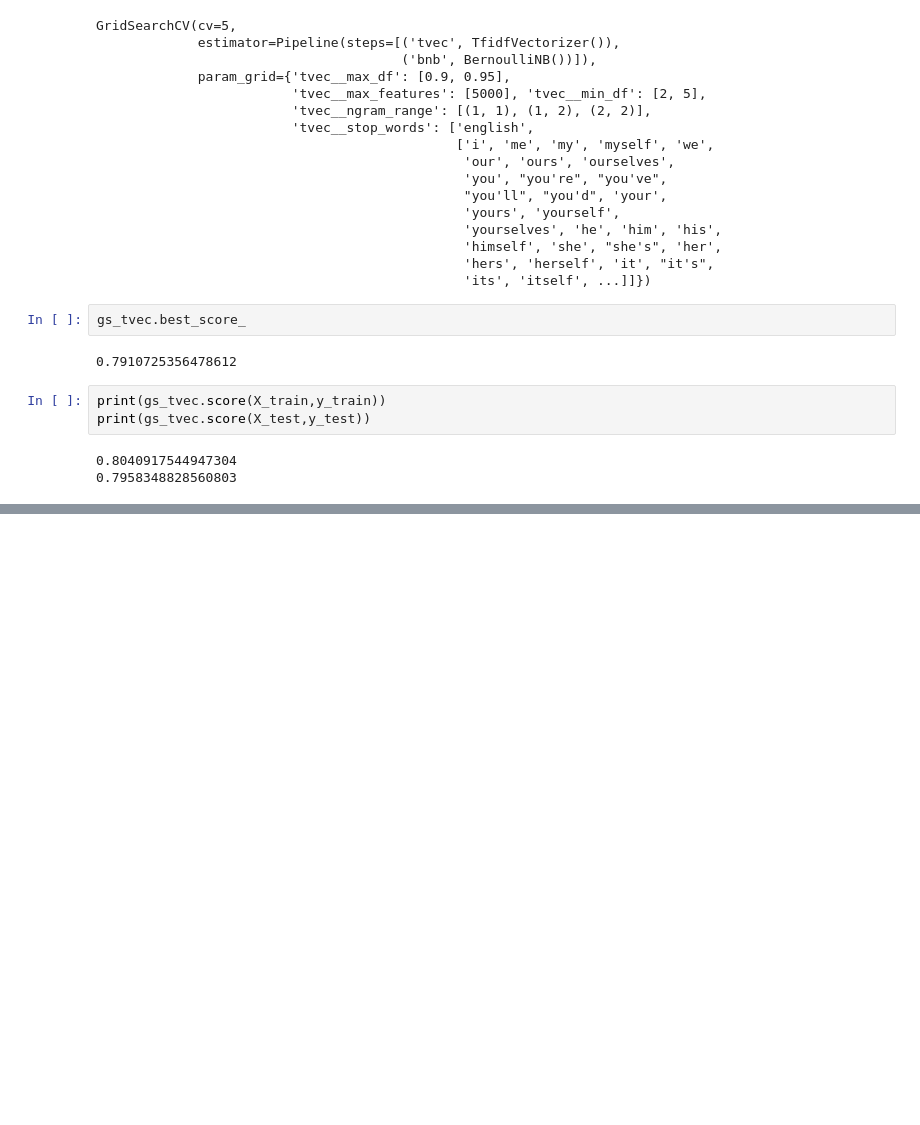
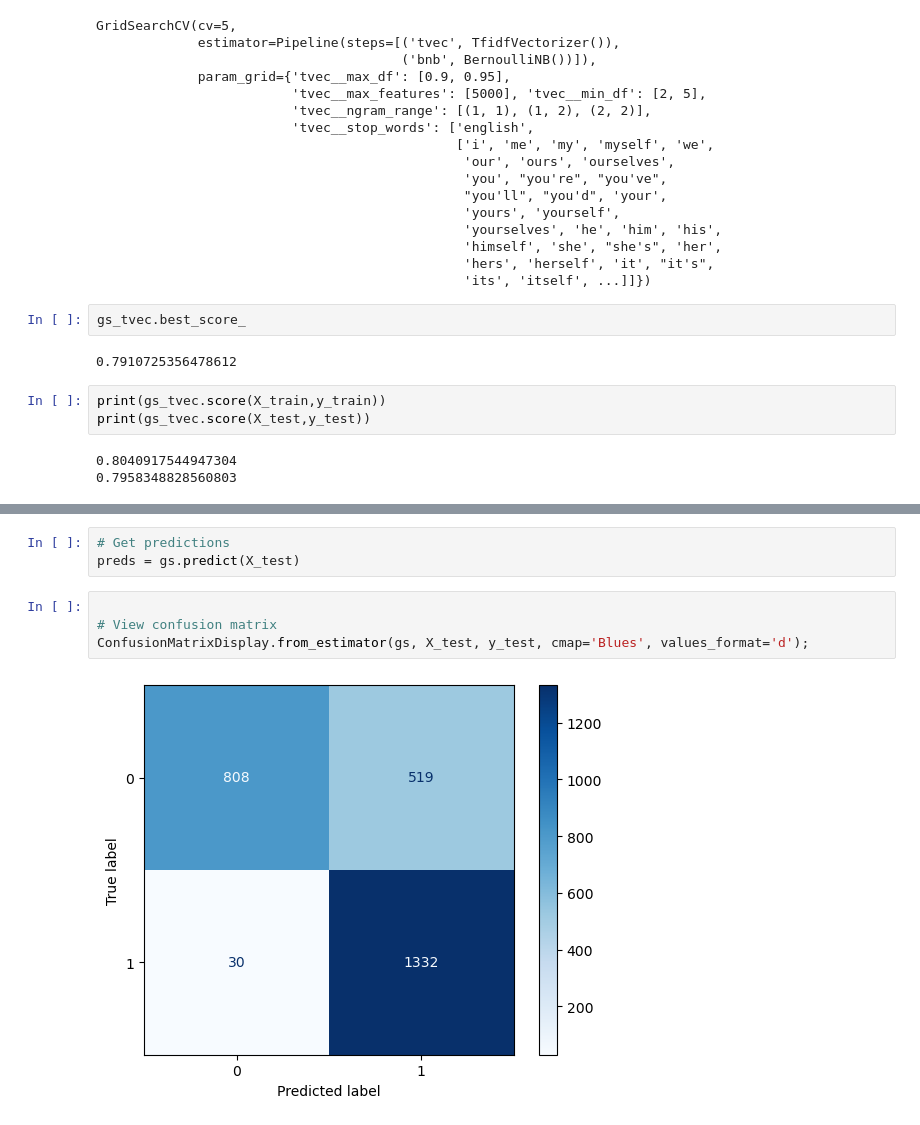
Before and after one commit to polinamin/human_vs_ai_nlp, a Jupyter notebook: Project3.ipynb, the cells around one changed output, grey strips where cells are left out. Cells and saved outputs as stored; diff of their text form; blank space fills up the shorter version.

```diff
--- a/Project3.ipynb
+++ b/Project3.ipynb
@@ -258,0 +637,9 @@ print(gs_tvec.score(X_test,y_test))
+# %%
+# Get predictions
+preds = gs.predict(X_test)
+# %%
+
+# View confusion matrix
+ConfusionMatrixDisplay.from_estimator(gs, X_test, y_test, cmap='Blues', values_format='d');
+# %% [output]
+[figure, added]
```
Also changed, not shown: parts of 75 cells of this notebook, 2 other files.
